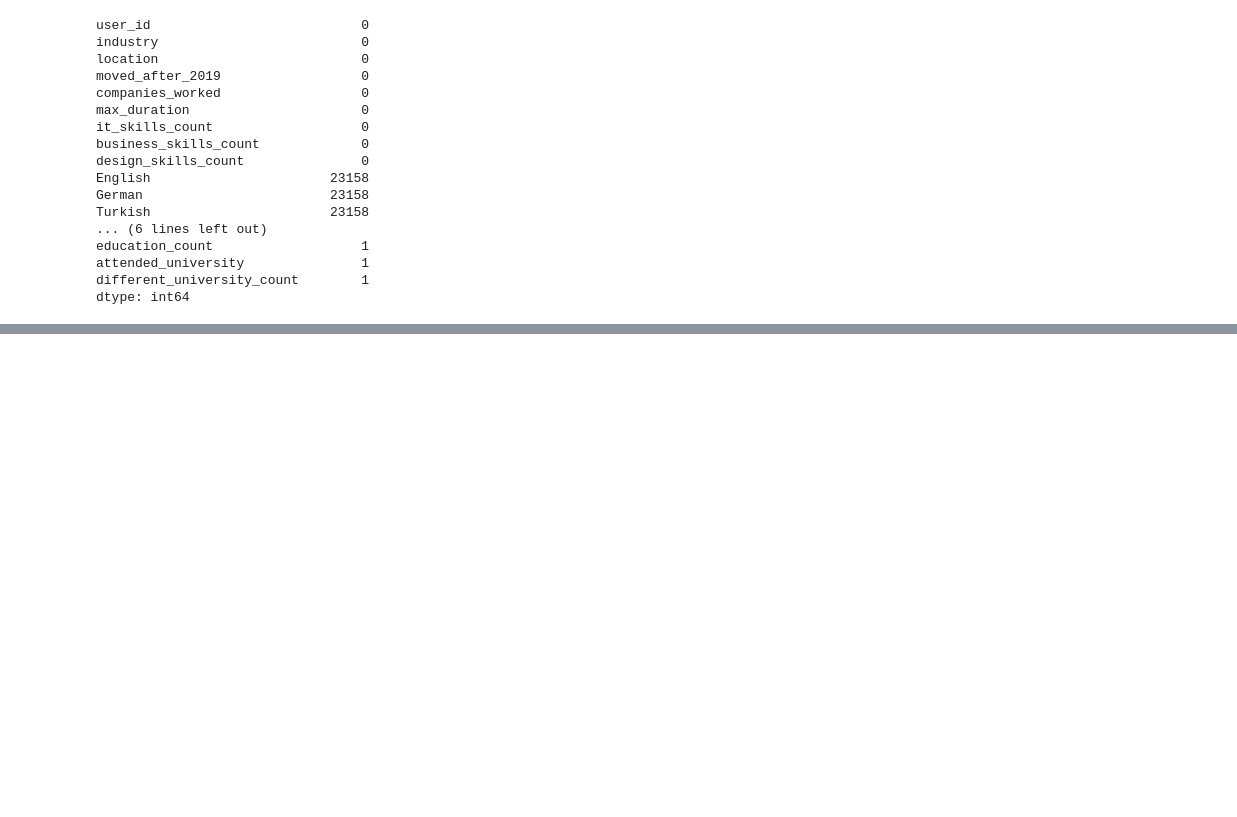
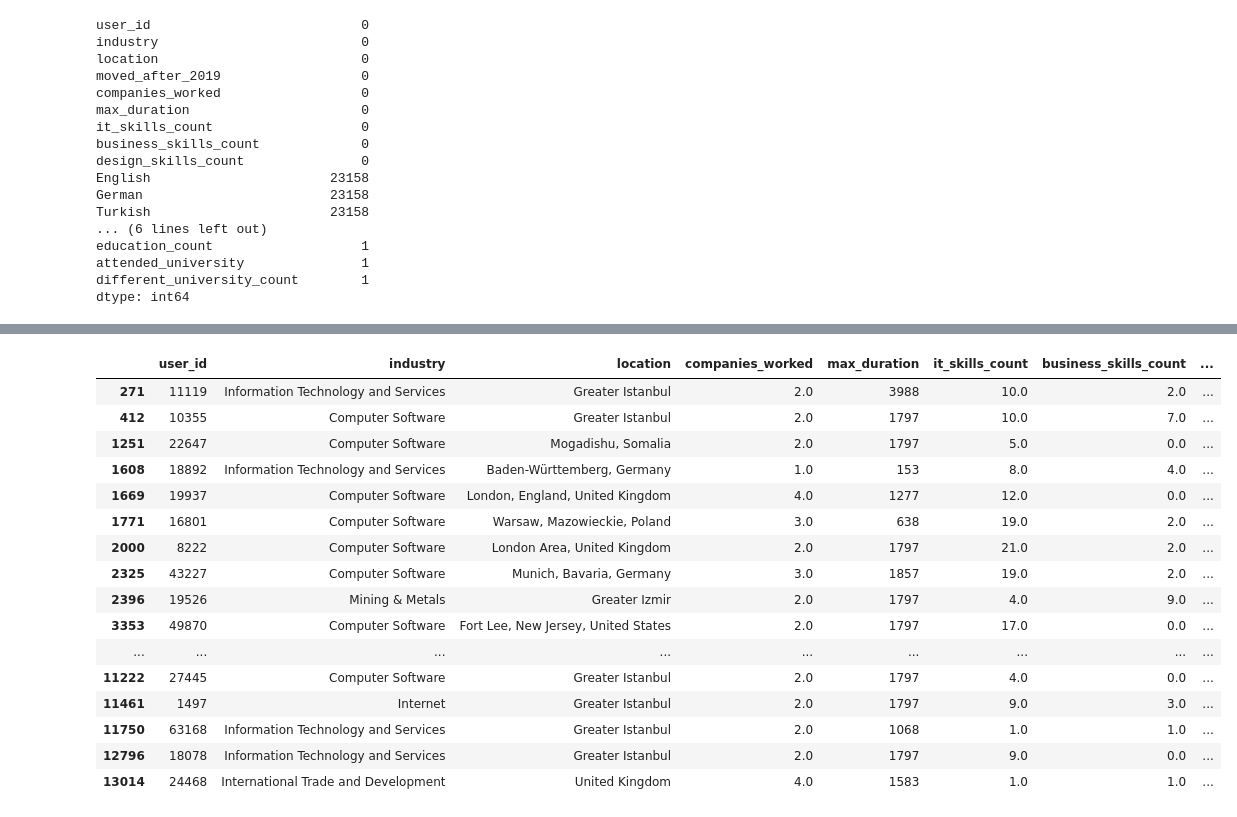
Before and after one commit to feyzijan/GarantiDatathon, a Jupyter notebook: prep_input.ipynb, the cells around one changed output, grey strips where cells are left out. Cells and saved outputs as stored; diff of their text form; code cells hidden in the pictures; blank space fills up the shorter version.

Commit message:
improved input locations

```diff
--- a/prep_input.ipynb
+++ b/prep_input.ipynb
@@ -294,7 +294,7 @@ test['English'] = test['English'].fillna(2)
 train['German'] = train['German'].fillna(0)
 test['German'] = test['German'].fillna(0)
 
-train['Turkish'] = train['Turkish'].fillna(4)
+train['Turkish'] = train['Turkish'].fillna(5)
 test['Turkish'] = test['Turkish'].fillna(4)
 
 train['French'] = train['French'].fillna(0)
@@ -357,0 +412,24 @@ dtype: int64
+# %%
+# Do same for test
+test[test['location'].str.contains('Turkey')].shape
+
+# Show rows without Turkey in the location string
+test[~test['location'].str.contains('Turkey')]
+# %% [output]
+|  | user_id | industry | location | companies_worked | max_duration | it_skills_count | business_skills_count | ... |
+| 271 | 11119 | Information Technology and Services | Greater Istanbul | 2.0 | 3988 | 10.0 | 2.0 | ... |
+| 412 | 10355 | Computer Software | Greater Istanbul | 2.0 | 1797 | 10.0 | 7.0 | ... |
+| 1251 | 22647 | Computer Software | Mogadishu, Somalia | 2.0 | 1797 | 5.0 | 0.0 | ... |
+| 1608 | 18892 | Information Technology and Services | Baden-Württemberg, Germany | 1.0 | 153 | 8.0 | 4.0 | ... |
+| 1669 | 19937 | Computer Software | London, England, United Kingdom | 4.0 | 1277 | 12.0 | 0.0 | ... |
+| 1771 | 16801 | Computer Software | Warsaw, Mazowieckie, Poland | 3.0 | 638 | 19.0 | 2.0 | ... |
+| 2000 | 8222 | Computer Software | London Area, United Kingdom | 2.0 | 1797 | 21.0 | 2.0 | ... |
+| 2325 | 43227 | Computer Software | Munich, Bavaria, Germany | 3.0 | 1857 | 19.0 | 2.0 | ... |
+| 2396 | 19526 | Mining & Metals | Greater Izmir | 2.0 | 1797 | 4.0 | 9.0 | ... |
+| 3353 | 49870 | Computer Software | Fort Lee, New Jersey, United States | 2.0 | 1797 | 17.0 | 0.0 | ... |
+| ... | ... | ... | ... | ... | ... | ... | ... | ... |
+| 11222 | 27445 | Computer Software | Greater Istanbul | 2.0 | 1797 | 4.0 | 0.0 | ... |
+| 11461 | 1497 | Internet | Greater Istanbul | 2.0 | 1797 | 9.0 | 3.0 | ... |
+| 11750 | 63168 | Information Technology and Services | Greater Istanbul | 2.0 | 1068 | 1.0 | 1.0 | ... |
+| 12796 | 18078 | Information Technology and Services | Greater Istanbul | 2.0 | 1797 | 9.0 | 0.0 | ... |
+| 13014 | 24468 | International Trade and Development | United Kingdom | 4.0 | 1583 | 1.0 | 1.0 | ... |
```
Also changed, not shown: parts of 12 cells of this notebook, 4 other files.
